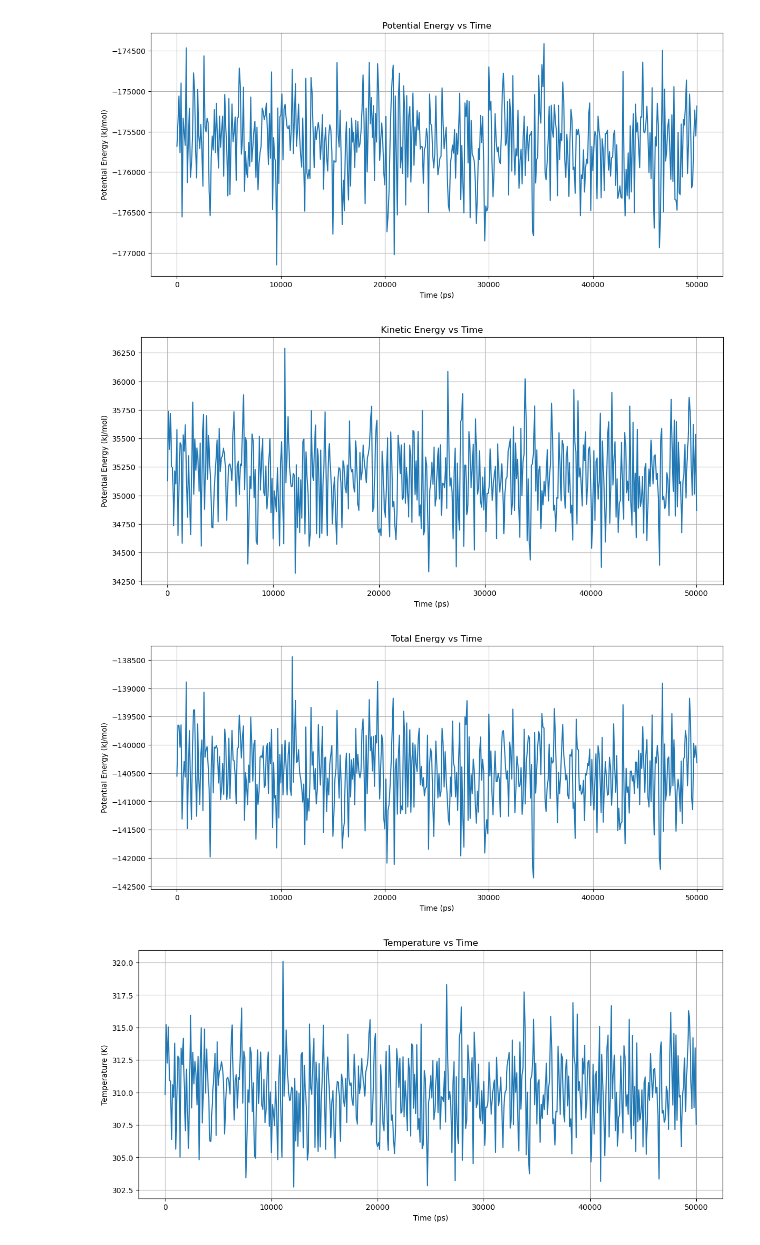
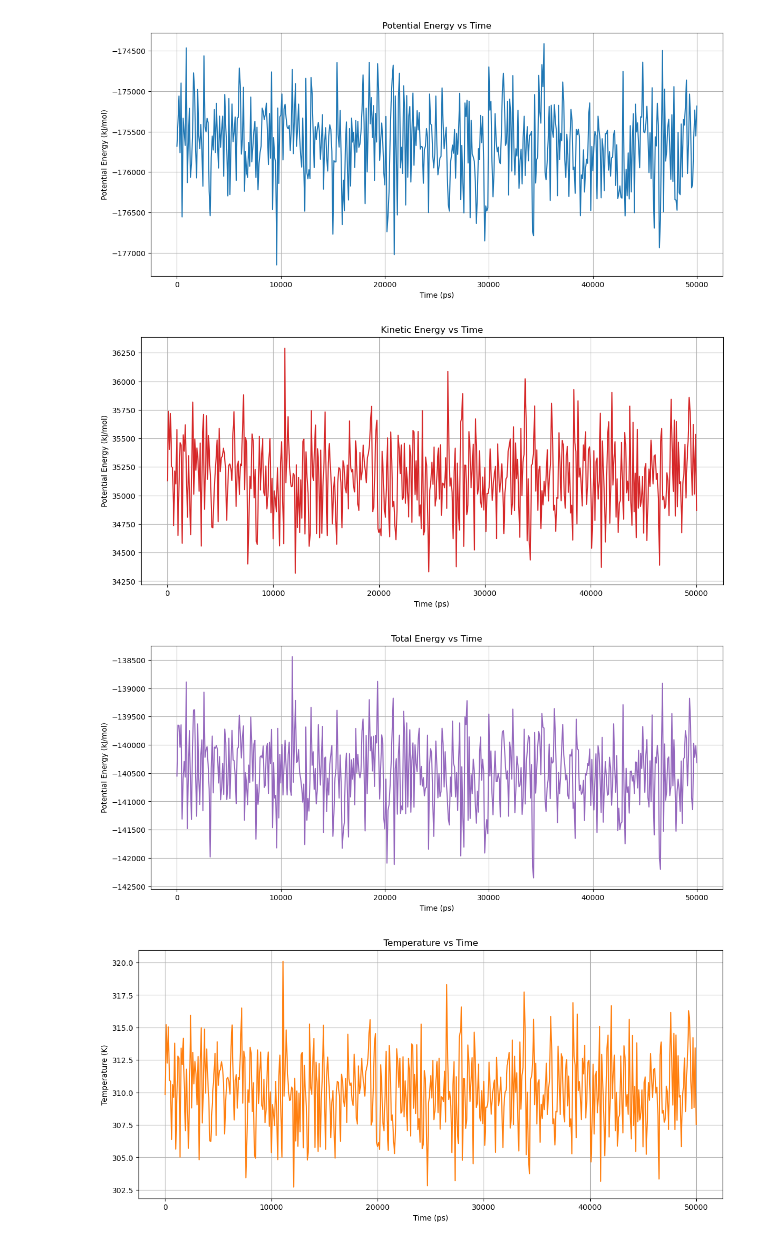
Before and after one commit to reesearonin/comp-lab-class-2024, a Jupyter notebook: Week2-DataAnalysis/Part1.ipynb, the cells around one changed output. Drawn from its saved outputs; the diff is of its cells as text; code cells hidden in the pictures.

```diff
--- a/Week2-DataAnalysis/Part1.ipynb
+++ b/Week2-DataAnalysis/Part1.ipynb
@@ -42,7 +42,7 @@ plt.show()
 # %%
 # Plot column 1 vs column 0
 plt.figure(figsize=(14, 6))
-plt.plot(data[0], data[2], label='Kinetic Energy vs Time')
+plt.plot(data[0], data[2], label='Kinetic Energy vs Time', color='tab:red')
 plt.xlabel('Time (ps)')  # Label for the X-axis
 plt.ylabel('Potential Energy (kJ/mol)')  # Label for the Y-axis
 plt.title('Kinetic Energy vs Time')  # Title of the plot
@@ -50,11 +50,11 @@ plt.title('Kinetic Energy vs Time')  # Title of the plot
 plt.grid(True)
 plt.show()
 # %% [output]
-[figure, old version]
+[figure, new version]
 # %%
 # Plot column 1 vs column 0
 plt.figure(figsize=(14, 6))
-plt.plot(data[0], data[3], label='Total Energy vs Time')
+plt.plot(data[0], data[3], label='Total Energy vs Time', color='tab:purple')
 plt.xlabel('Time (ps)')  # Label for the X-axis
 plt.ylabel('Potential Energy (kJ/mol)')  # Label for the Y-axis
 plt.title('Total Energy vs Time')  # Title of the plot
@@ -62,19 +62,19 @@ plt.title('Total Energy vs Time')  # Title of the plot
 plt.grid(True)
 plt.show()
 # %% [output]
-[figure, old version]
+[figure, new version]
 # %%
 # Plot column 1 vs column 0
 plt.figure(figsize=(14, 6))
-plt.plot(data[0], data[4], label='Temperature vs Time')
+plt.plot(data[0], data[4], label='Temperature vs Time', color='tab:orange')
 plt.xlabel('Time (ps)')  # Label for the X-axis
 plt.ylabel('Temperature (K)')  # Label for the Y-axis
 plt.title('Temperature vs Time')  # Title of the plot
 
 plt.grid(True)
 plt.show()
 # %% [output]
-[figure, old version]
+[figure, new version]
 # %%
 # Plot column 1 vs column 0
 plt.figure(figsize=(14, 6))
```
Also changed, not shown: parts of 3 cells of this notebook.
